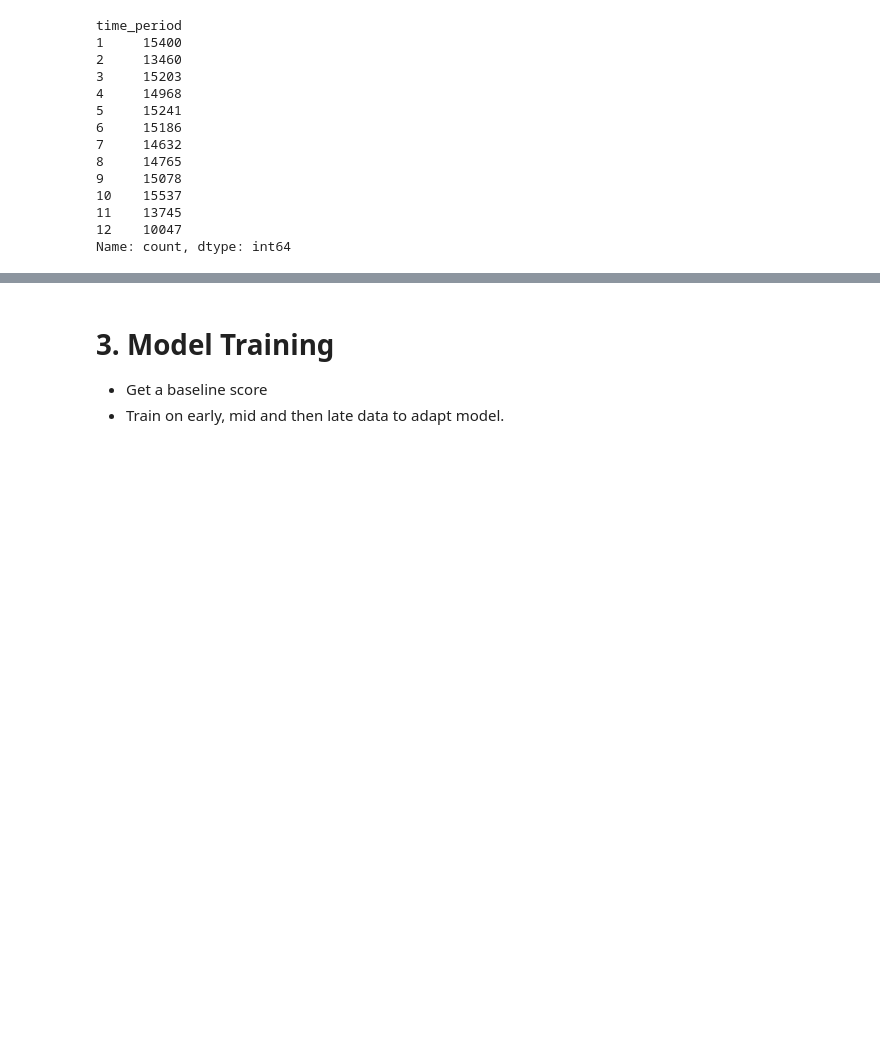
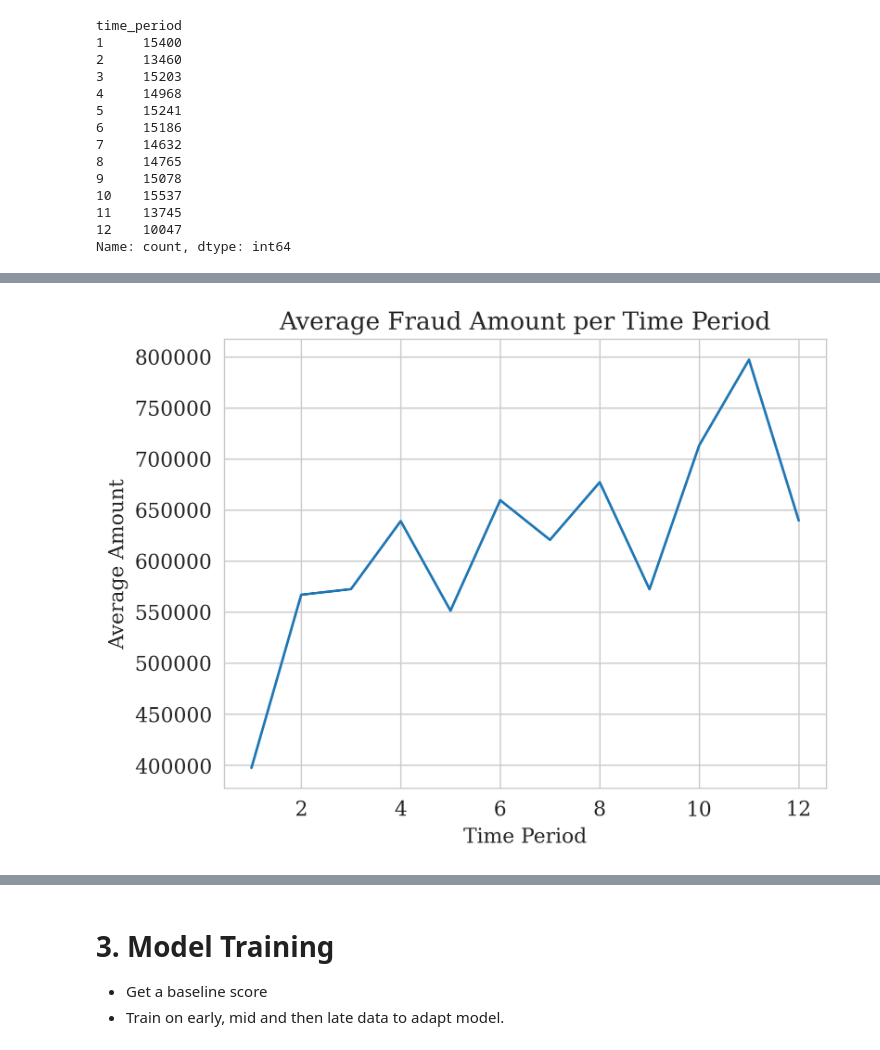
Before and after one commit to maradeben/msc_fraud_detection, a Jupyter notebook: notebook.ipynb, the cells around one changed output, grey strips where cells are left out. Saved outputs shown, nothing was run; the diff lists cells and outputs as text; code cells hidden in the pictures; blank space fills up the shorter version.

```diff
--- a/notebook.ipynb
+++ b/notebook.ipynb
@@ -293,6 +296,8 @@ X['hour'] = df['hour']
 # add hour to the list of features
 features.append('hour')
 
+unscaled_hour = df['hour'].copy()
+
 # preserve the amount unscaled for use in cost evaluation
 unscaled_amount = df['amount'].copy()
 
@@ -321,10 +326,11 @@ smote = SMOTE(random_state=42, sampling_strategy=0.55)
 
 # add unscaled amount to X_scaled before oversampling
 X_scaled['unscaled_amount'] = unscaled_amount
+X_scaled['unscaled_hour'] = unscaled_hour
 
 # add a flag to flag merchant destination accounts
 X_scaled['isMerchant'] = df.nameDest.str.startswith('M').astype('int')
-features.extend(['unscaled_amount', 'isMerchant'])
+features.extend(['unscaled_amount', 'isMerchant', 'unscaled_hour'])
 
 X_bal_list, y_bal_list = [], []
 for period in periods:
@@ -379,0 +385,7 @@ Post-SMOTE: 173262 rows, Fraud rate: 0.35482102249772024
+# %%
+X = pd.read_csv("data/processed/X_preprocessed.csv")
+y = pd.read_csv("data/processed/y_preprocessed.csv").values.ravel()
+
+X['isFraud'] = y
+X['unscaled_hour'] = X_balanced['unscaled_hour']
+X.head()
@@ -379,0 +401,7 @@ Post-SMOTE: 173262 rows, Fraud rate: 0.35482102249772024
+# %%
+# average fraud amount per time period
+mean_amounts = X.groupby('time_period')['unscaled_amount'].mean()
+mean_amounts.plot(kind='line', title='Average Fraud Amount per Time Period', ylabel='Average Amount', xlabel='Time Period');
+plt.savefig('figures/avg_fraud_amount_per_time_period.png', bbox_inches='tight')
+# %% [output]
+[figure, added]
```
Also changed, not shown: parts of 22 cells of this notebook, 16 other files.
